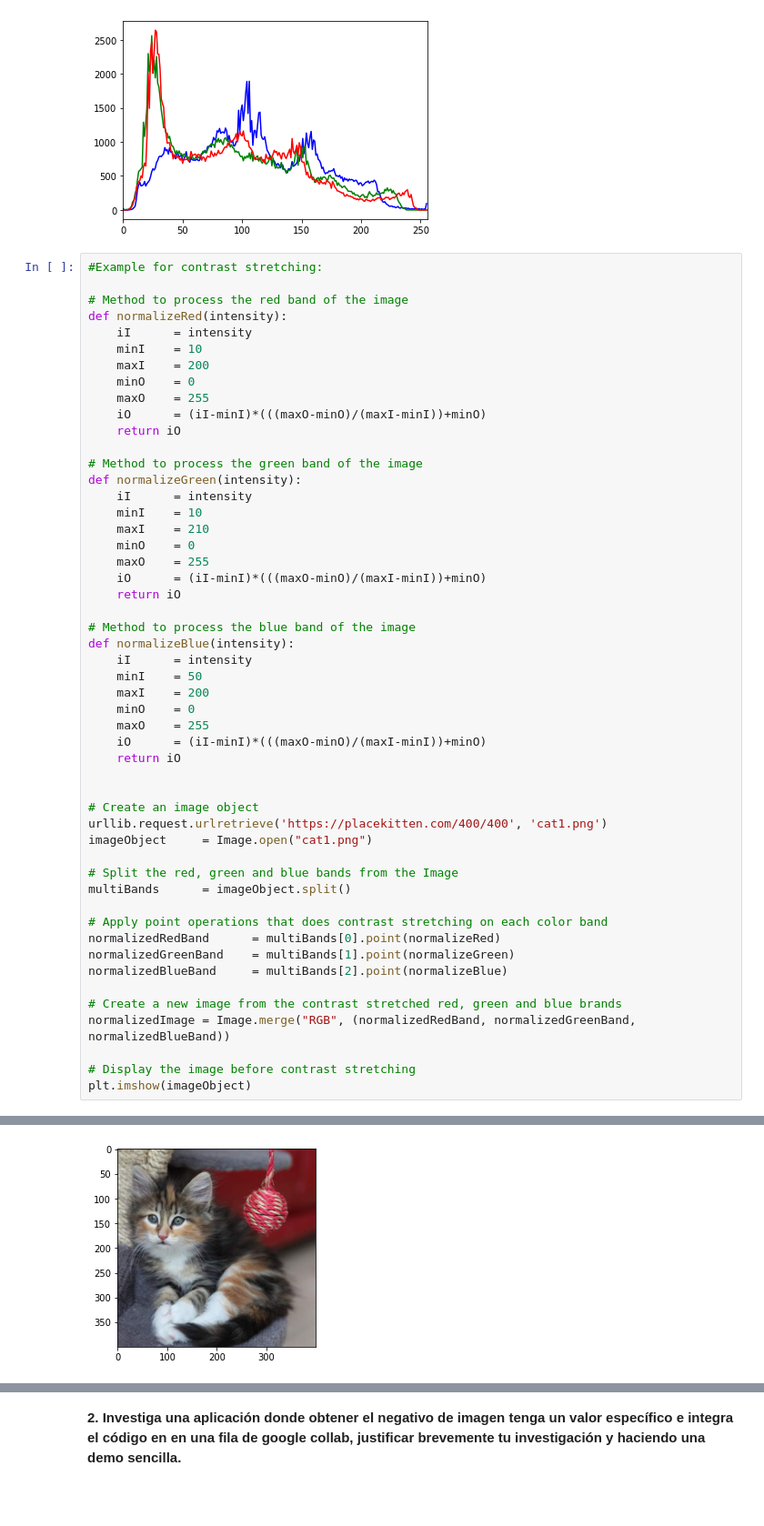
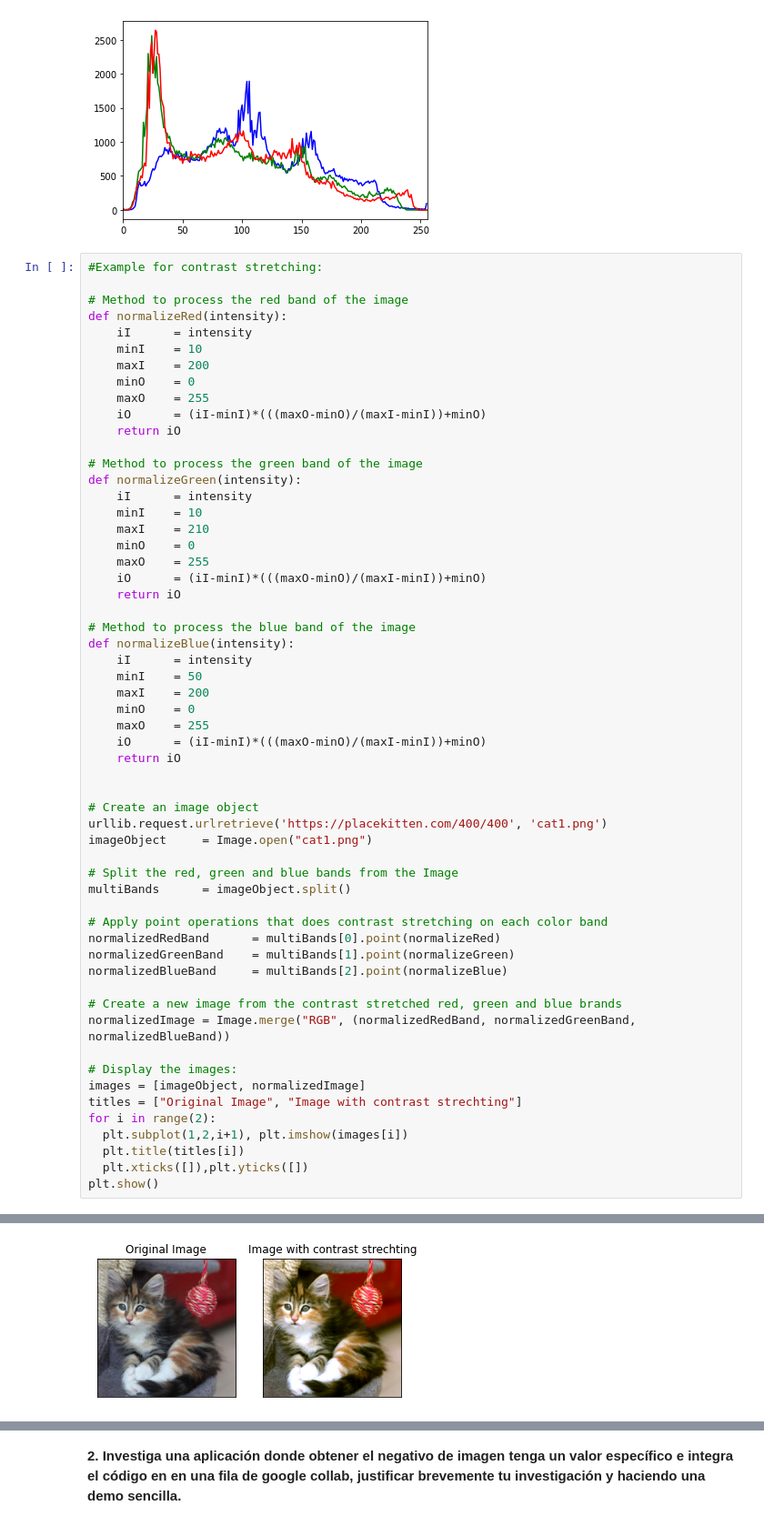
Before and after one commit to andreac941/ComputerVision-Eq3, a Jupyter notebook: SimpleImageProcessing_Eq10.ipynb, the cells around one changed output, grey strips where cells are left out. Shown at 91% size. Drawn from its saved outputs; the diff is of its cells as text; blank space fills up the shorter version.

```diff
--- a/SimpleImageProcessing_Eq10.ipynb
+++ b/SimpleImageProcessing_Eq10.ipynb
@@ -90,6 +90,12 @@ normalizedBlueBand     = multiBands[2].point(normalizeBlue)
 # Create a new image from the contrast stretched red, green and blue brands
 normalizedImage = Image.merge("RGB", (normalizedRedBand, normalizedGreenBand, normalizedBlueBand))
 
-# Display the image before contrast stretching
-plt.imshow(imageObject)
+# Display the images:
+images = [imageObject, normalizedImage]
+titles = ["Original Image", "Image with contrast strechting"]
+for i in range(2):
+  plt.subplot(1,2,i+1), plt.imshow(images[i])
+  plt.title(titles[i])
+  plt.xticks([]),plt.yticks([])
+plt.show()
 # %% [output]
@@ -97 +102 @@ plt.imshow(imageObject)
-[figure, old version]
+[figure, new version]
```
Also changed, not shown: parts of 2 cells of this notebook.
